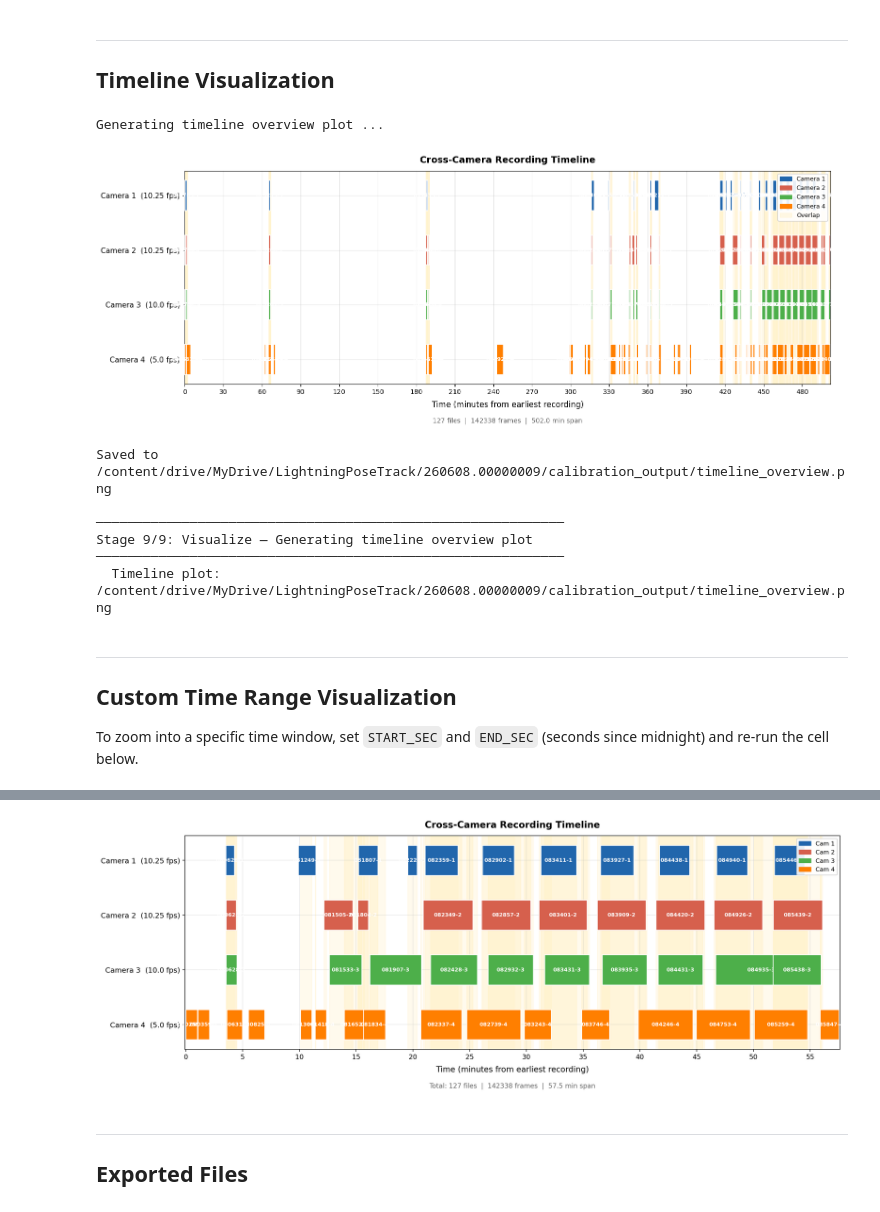
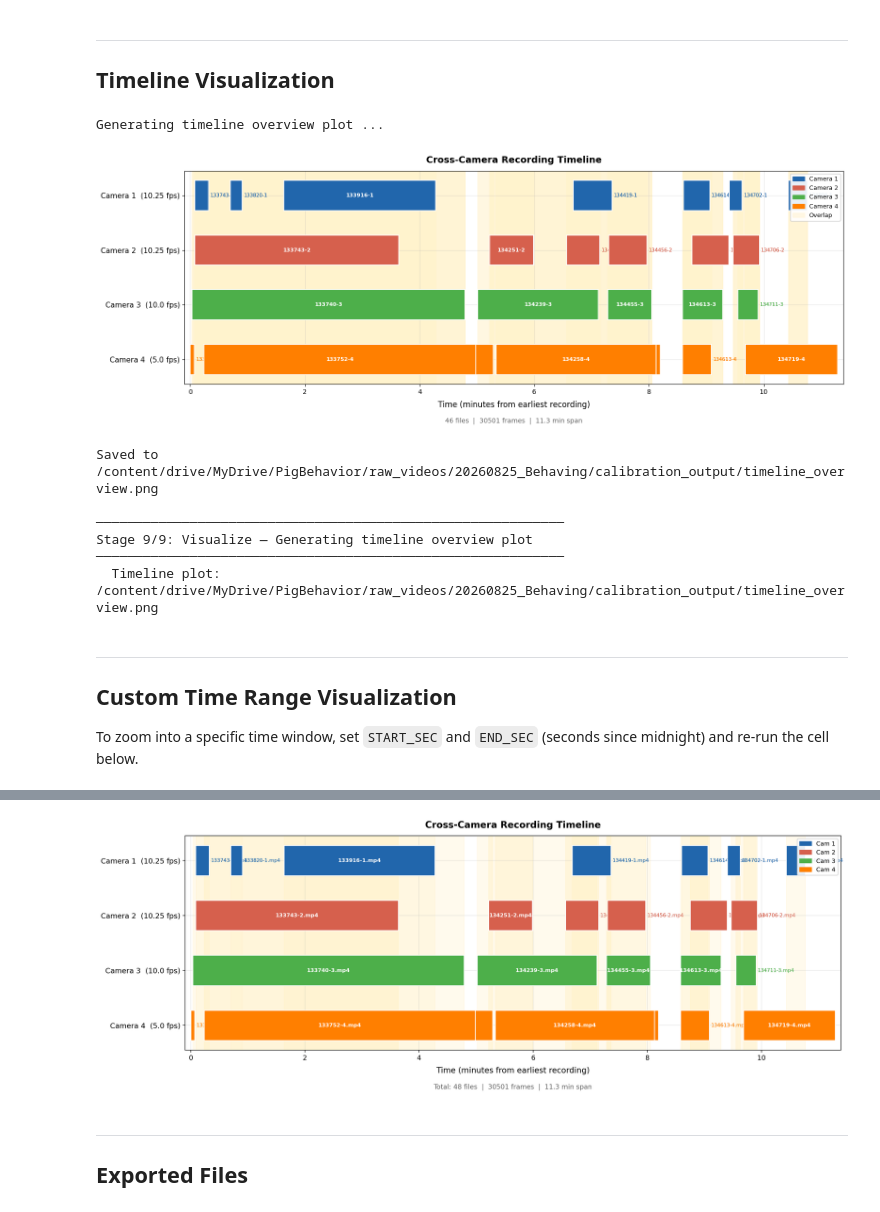
Before and after one commit to kaarthik-balakrishnan/LightningPoseTrack, a Jupyter notebook: notebooks/02b_CrossCamera_Calibration.ipynb, the cells around one changed output, grey strips where cells are left out. Cells and saved outputs as stored; diff of their text form; code cells hidden in the pictures.

```diff
--- a/notebooks/02b_CrossCamera_Calibration.ipynb
+++ b/notebooks/02b_CrossCamera_Calibration.ipynb
@@ -25,14 +25,15 @@ GITHUB_REPO_URL = "https://github.com/kaarthik-balakrishnan/LightningPoseTrack.g
 GIT_BRANCH = "main"
 
 # Google Drive root
-DRIVE_ROOT = "/content/drive/Shareddrives/3R.Data/1P.SPRIND.Data/POC/Behavior"
-OUTPUT_ROOT = "/content/drive/MyDrive/LightningPoseTrack/260608.00000009"
+#DRIVE_ROOT = "/content/drive/Shareddrives/3R.Data/1P.SPRIND.Data/POC/Behavior"
+DRIVE_ROOT = "/content/drive/MyDrive/PigBehavior/raw_videos/20260825_Behaving"
+OUTPUT_ROOT = "/content/drive/MyDrive/PigBehavior/raw_videos/20260825_Behaving"
 
 # Path to a session folder containing multi-camera video files.
 # The pipeline scans recursively for .ASF, .mp4, .avi, .mov, .mkv files.
 # Set this to the folder you want to calibrate.
-SESSION_FOLDER = f"{DRIVE_ROOT}/260608.00000009"
-
+#SESSION_FOLDER = f"{DRIVE_ROOT}/260608.00000009"
+SESSION_FOLDER = f"{DRIVE_ROOT}"
 # Number of frames to decode for motion analysis (per file).
 # Higher = more accurate sync but slower. 300-500 is a good balance.
 MOTION_MAX_FRAMES = 300
@@ -378,13 +383,13 @@ else:
 pipe.plot_timeline(output_path=str(Path(output_dir) / "timeline_overview.png"))
 # %% [output]
 Generating timeline overview plot ...
-[figure, old version]
+[figure, new version]
-Saved to /content/drive/MyDrive/LightningPoseTrack/260608.00000009/calibration_output/timeline_overview.png
+Saved to /content/drive/MyDrive/PigBehavior/raw_videos/20260825_Behaving/calibration_output/timeline_overview.png
 
 ────────────────────────────────────────────────────────────
 Stage 9/9: Visualize — Generating timeline overview plot
 ────────────────────────────────────────────────────────────
-  Timeline plot: /content/drive/MyDrive/LightningPoseTrack/260608.00000009/calibration_output/timeline_overview.png
+  Timeline plot: /content/drive/MyDrive/PigBehavior/raw_videos/20260825_Behaving/calibration_output/timeline_overview.png
 # %% [markdown]
 ---
 ## Custom Time Range Visualization
@@ -393,8 +398,8 @@ To zoom into a specific time window, set `START_SEC` and `END_SEC`
 # %%
 # ===== CUSTOM TIME RANGE (seconds since midnight) =====
 # Example: 08:00 to 09:00 hours
-START_SEC = 8 * 3600      # 08:00:00
-END_SEC   = 9 * 3600      # 09:00:00
+START_SEC = 13 * 3600      # 08:00:00
+END_SEC   = 14 * 3600      # 09:00:00
 CUSTOM_OUTPUT = "/tmp/calibration_output/timeline_custom.png"
 
 import matplotlib.pyplot as plt
@@ -409,9 +414,9 @@ Plotting timeline from 08:00:00 to 09:00:00 ...
 
 ────────────────────────────────────────────────────────────
 Stage 9/9: Visualize — Generating timeline overview plot
 ────────────────────────────────────────────────────────────
   Timeline plot: /tmp/calibration_output/timeline_custom.png
-[figure, old version]
+[figure, new version]
 # %% [markdown]
 ---
 ## Exported Files
```
Also changed, not shown: parts of 7 cells of this notebook.
